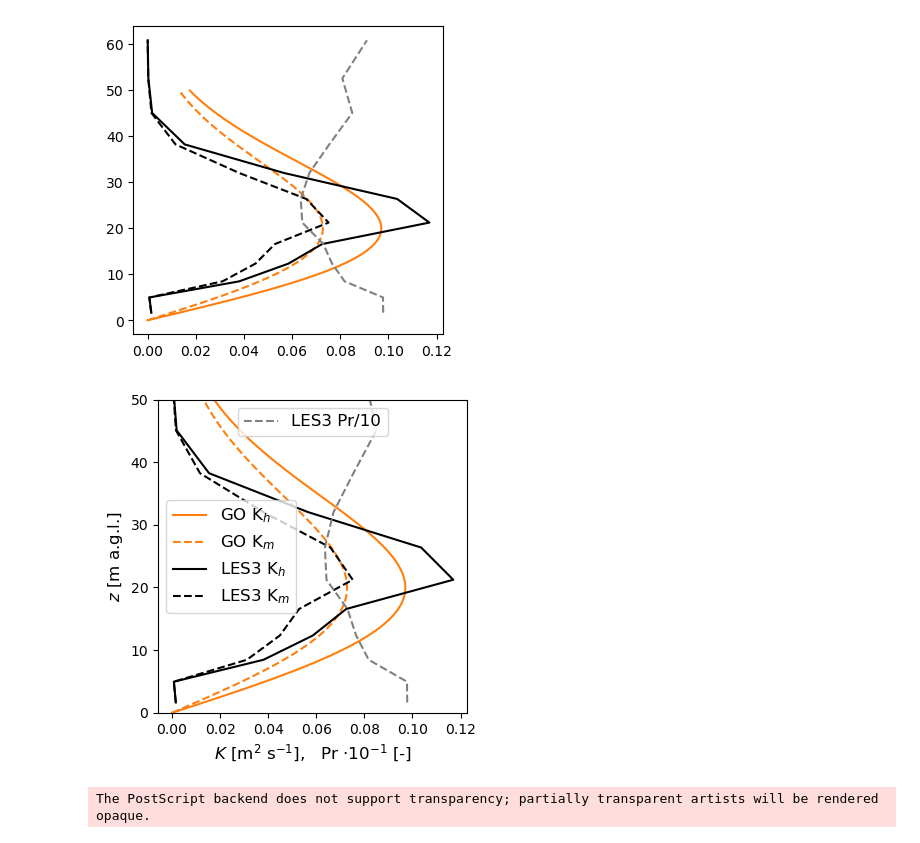
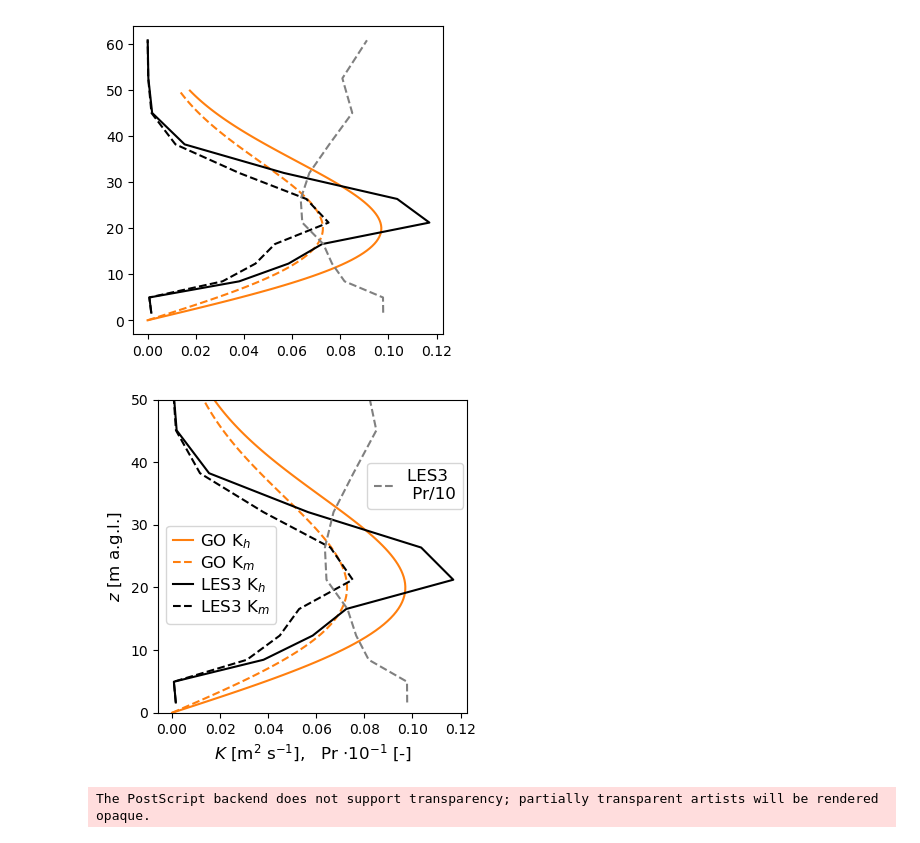
Before and after one commit to adconnolly/SlopeFlow, a Jupyter notebook: analysis/plot_profiles_diffusivities.ipynb, the cells around one changed output. Cells and saved outputs as stored; diff of their text form; code cells hidden in the pictures.

Commit message:
Legends off lines

```diff
--- a/analysis/plot_profiles_diffusivities.ipynb
+++ b/analysis/plot_profiles_diffusivities.ipynb
@@ -89,16 +89,20 @@ Prline = axs.plot( Pr_wrf*1e-1, z, 'gray', linestyle = '--', label = r'LES3 Pr/1
 # %%
 axs.set_ylim( (-.1, ztop) )
 handles,labels=axs.get_legend_handles_labels()
-leg = axs.legend(handles=handles[:-1],labels=labels[:-1],fontsize=12,loc='center left')#,bbox_to_anchor=(1.02, 1.02))
+try:
+    leg.remove()
+except:
+    leg = None
+leg = axs.legend(handles=handles[:-1], handlelength = 1.2, handletextpad=0.4, labels=labels[:-1], labelspacing = 0.2, fontsize=12, loc="upper left", bbox_to_anchor=(0, 0.625))
 axs.add_artist(leg)
-axs.legend(handles=[handles[-1]],labels=[labels[-1]],fontsize=12,loc='upper center')
+axs.legend(handles=[handles[-1]], handlelength = 1.2, labels=[labels[-1]], fontsize=12,loc='upper left', bbox_to_anchor=(0.65, 0.825))
 axs.set_ylabel(r"$z$ [m a.g.l.]",size=12)
 axs.set_xlabel(r'$K$ [m$^2$ s$^{-1}$],   Pr $\cdot$10$^{-1}$ [-]',size=12)
 fig.tight_layout()
 
 fig
 # %% [output]
-[figure, old version]
+[figure, new version]
 # %%
 if save:
     plt.figure(fig)
```
Also changed, not shown: parts of 1 cell of this notebook, 5 other files.
